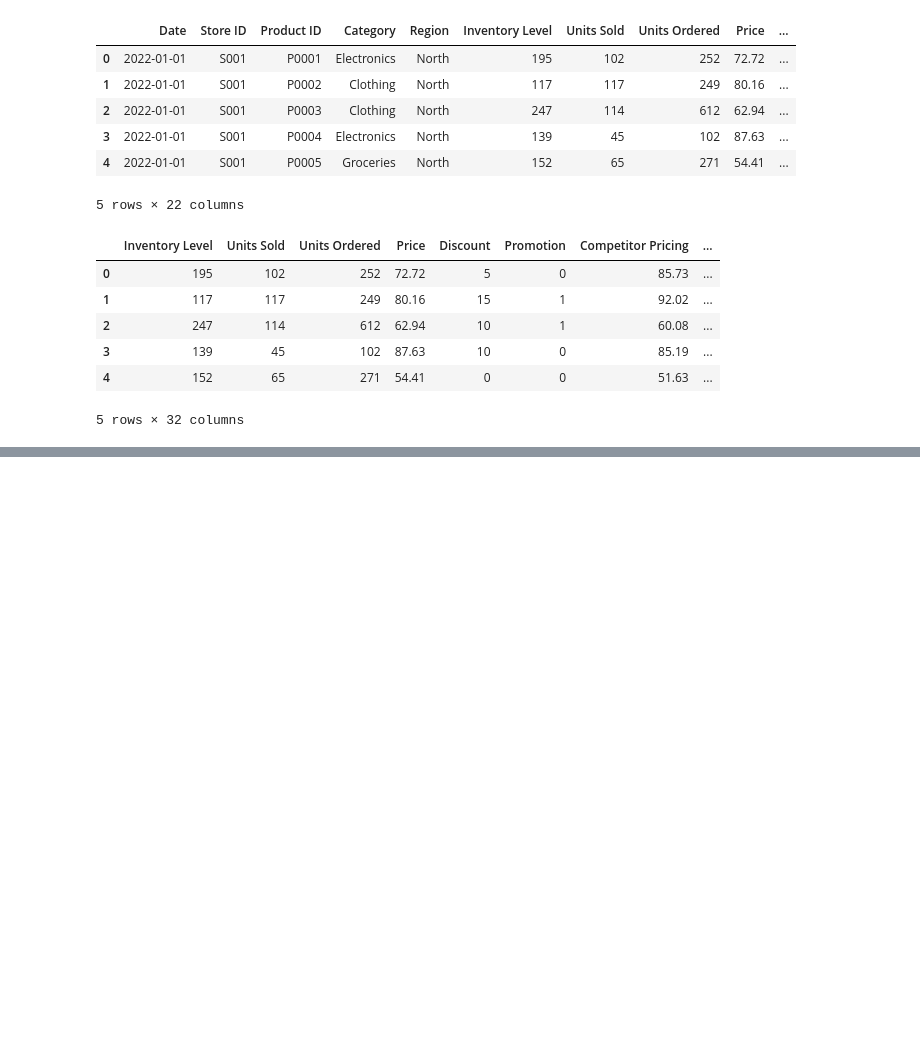
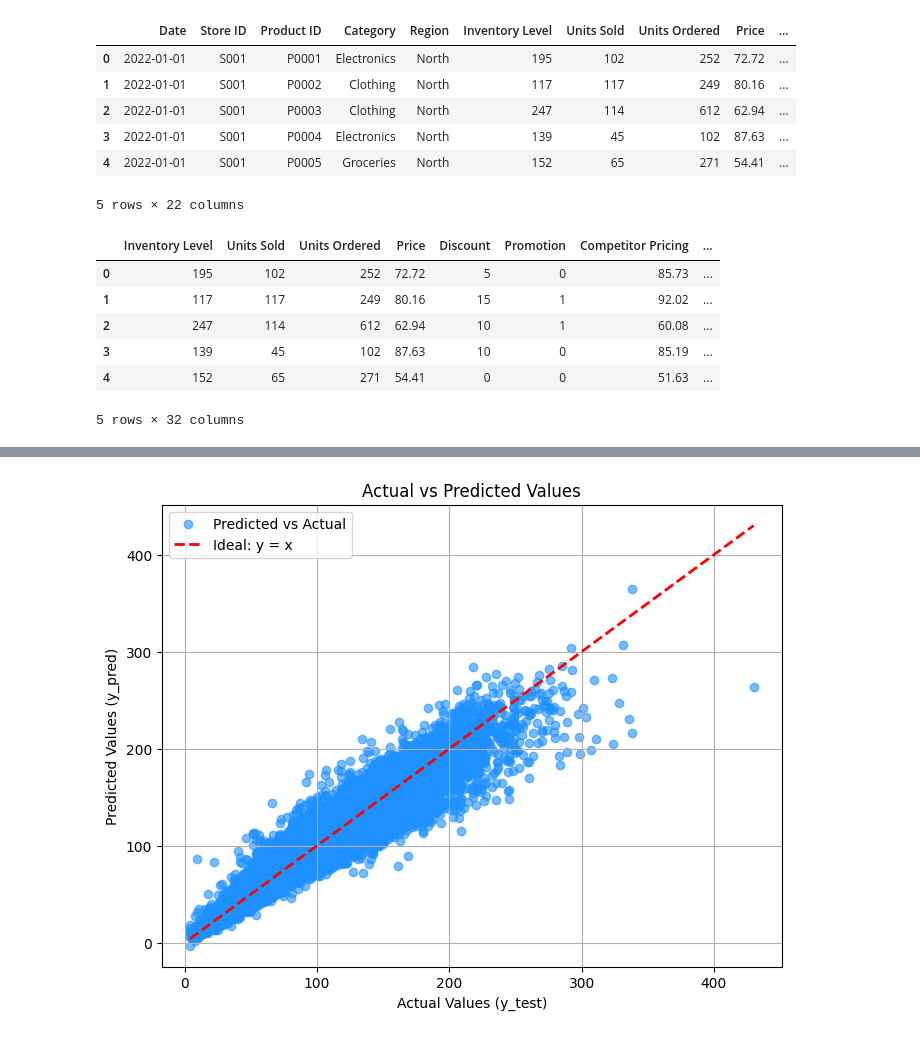
Before and after one commit to fridchikn24/demand_prediction, a Jupyter notebook: demand-prediciton.ipynb, the cells around one changed output, grey strips where cells are left out. Drawn from its saved outputs; the diff is of its cells as text; code cells hidden in the pictures; blank space fills up the shorter version.

```diff
--- a/demand-prediciton.ipynb
+++ b/demand-prediciton.ipynb
@@ -221,4 +196,0 @@ parameters = {
-# %%
-grid_search = GridSearchCV(estimator=model, cv=cv_split, param_grid=parameters,n_jobs=-1)
-grid_search.fit(X_train_lag, y_train)
-model.fit(X_train_lag,y_train)
@@ -226,0 +197,2 @@ KeyboardInterrupt:
+# %%
+model = XGBRegressor(device='cuda')
@@ -233,0 +227,13 @@ R² score on test data: 0.8759850480531453
+# %%
+plt.figure(figsize=(8, 6))
+plt.scatter(y_test, y_pred, alpha=0.6, color='dodgerblue', label='Predicted vs Actual')
+plt.plot([y_test.min(), y_test.max()], [y_test.min(), y_test.max()], 'r--', lw=2, label='Ideal: y = x')
+
+plt.xlabel("Actual Values (y_test)")
+plt.ylabel("Predicted Values (y_pred)")
+plt.title("Actual vs Predicted Values")
+plt.legend()
+plt.grid(True)
+plt.show()
+# %% [output]
+[figure, added]
```
Also changed, not shown: parts of 11 cells of this notebook.
